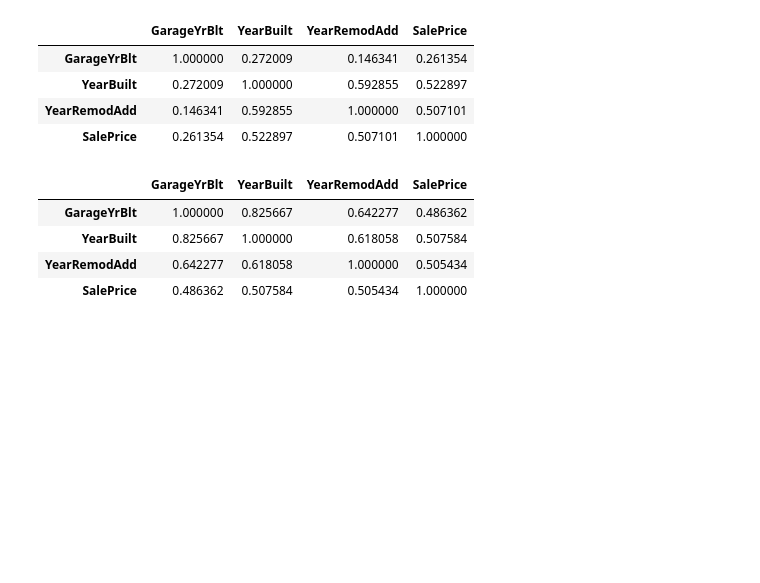
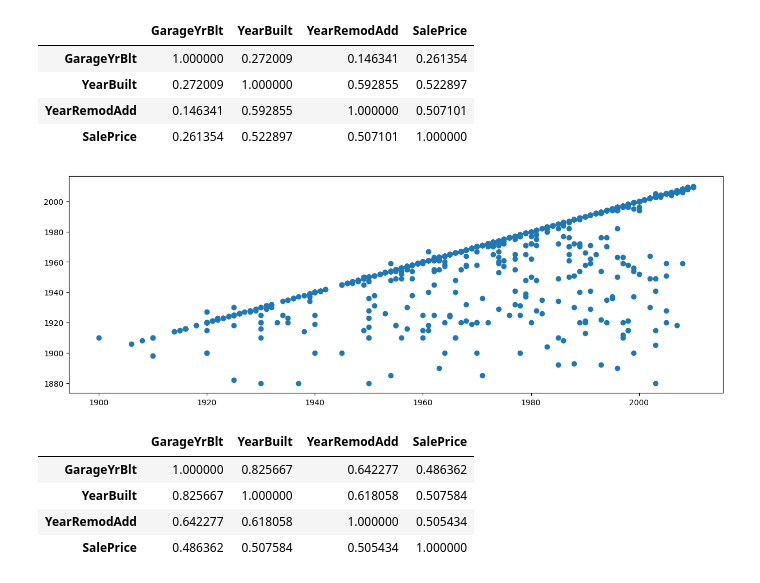
Before and after one commit to pedro-hnrq/House-Price, a Jupyter notebook: Analise_Exploratoria_dos_Dados.ipynb, the cells around one changed output. Drawn from its saved outputs; the diff is of its cells as text; code cells hidden in the pictures; blank space fills up the shorter version.

```diff
--- a/Analise_Exploratoria_dos_Dados.ipynb
+++ b/Analise_Exploratoria_dos_Dados.ipynb
@@ -455,5 +456,5 @@ ohe_MSZoning_df.head()
 # %%
 # Unindo essa coluna com a base
 warnings.simplefilter(action='ignore', category=FutureWarning)
-treino = pd.concat([train,ohe_MSZoning_df],axis=1)
+train = pd.concat([train,ohe_MSZoning_df],axis=1)
 # %%
@@ -474,6 +475,6 @@ treino.head(10)
 # %%
 # Eliminando a coluna "MSZoning"
-treino = treino.drop('MSZoning',axis=1)
+train = train.drop('MSZoning',axis=1)
 # %% [markdown]
 
 
@@ -598,7 +599,7 @@ treino[treino.GarageQual == treino.GarageCond].shape[0]/treino.shape[0]
 *   Poderá apagar a coluna "GarageCond" pois a informação nessa coluna diz basicamente a mesma coisa que a coluna "GarageQual"
 # %%
 # Apagando a coluna GarageCond
-treino = treino.drop('GarageCond',axis=1)
+train = train.drop('GarageCond',axis=1)
 # %% [markdown]
 
 
@@ -613,6 +614,6 @@ treino[['GarageCars','GarageArea','SalePrice']].corr()
 | SalePrice | 0.640409 | 0.623431 | 1.000000 |
 # %%
 # Eliminando a coluna GarageArea
-treino = treino.drop('GarageArea',axis=1)
+train = train.drop('GarageArea',axis=1)
 # %%
 # Verificando as colunas que possuem garagem no nome
@@ -636,10 +637,12 @@ treino[['GarageYrBlt','YearBuilt','YearRemodAdd','SalePrice']].corr()
 # %%
 # Visualizando graficamente a correlação entre GarageYrBlt e YearBuilt
 fig, ax = plt.subplots(figsize=(15,5))
 
-# ax.scatter(treino.GarageYrBlt,treino.YearBuilt)
-ax.scatter(treino.loc[treino.GarageYrBlt != -1, 'GarageYrBlt'], treino.loc[treino.GarageYrBlt != -1, 'YearBuilt'])
+# ax.scatter(train.GarageYrBlt,train.YearBuilt)
+ax.scatter(train.loc[train.GarageYrBlt != -1, 'GarageYrBlt'], train.loc[train.GarageYrBlt != -1, 'YearBuilt'])
 
 plt.show()
+# %% [output]
+[figure, added]
 # %%
 # Retirando da base os valores onde o ano é -1 (sem garagem)
```
Also changed, not shown: parts of 72 cells of this notebook.
